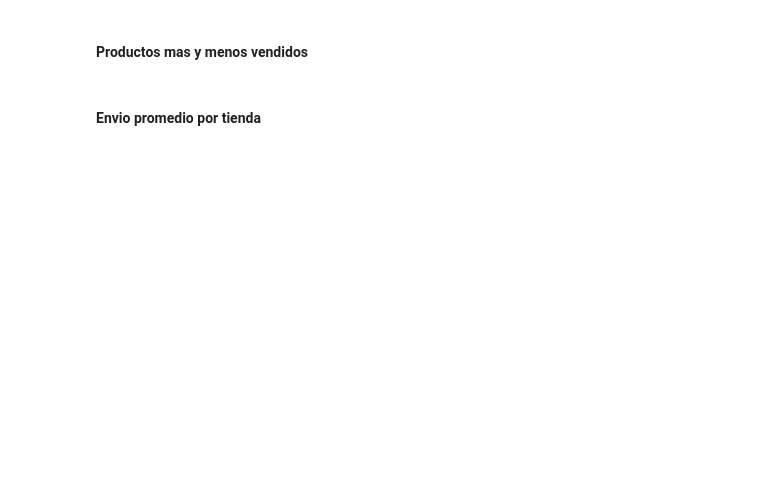
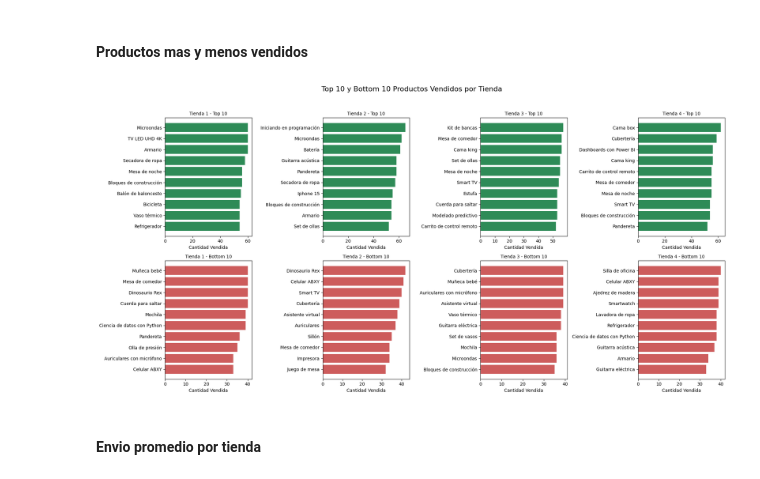
Before and after one commit to ojsilvera/AlluraG8_2025_Challenge_Alura_Store, a Jupyter notebook: AluraStoreLatam.ipynb, the cells around one changed output. Saved outputs shown, nothing was run; the diff lists cells and outputs as text; code cells hidden in the pictures; blank space fills up the shorter version.

```diff
--- a/AluraStoreLatam.ipynb
+++ b/AluraStoreLatam.ipynb
@@ -450,4 +480,38 @@ plt.show()
 # %% [markdown]
 #### Productos mas y menos vendidos
+# %%
+# analisis de los productos mas y menos vendidos por tienda
+import matplotlib.pyplot as plt
+
+# Lista de tiendas
+tiendas = ['Tienda 1', 'Tienda 2', 'Tienda 3', 'Tienda 4']
+
+# Crear figura y ejes
+fig, axs = plt.subplots(2, 4, figsize=(20, 10))
+fig.suptitle('Top 10 y Bottom 10 Productos Vendidos por Tienda', fontsize=16)
+
+# Recorrer cada tienda
+for i, tienda in enumerate(tiendas):
+    # Filtro de datos para cada tienda
+    top = top10_productos[top10_productos['Tienda'] == tienda]
+    bottom = topNmenos10_productos[topNmenos10_productos['Tienda'] == tienda]
+
+    # --- TOP 10 ---
+    axs[0, i].barh(top['Producto'], top['Cantidad Vendida'], color='seagreen')
+    axs[0, i].set_title(f'{tienda} - Top 10', fontsize=10)
+    axs[0, i].invert_yaxis()  # Para mostrar el más vendido arriba
+    axs[0, i].set_xlabel('Cantidad Vendida')
+
+    # --- BOTTOM 10 ---
+    axs[1, i].barh(bottom['Producto'], bottom['Cantidad Vendida'], color='indianred')
+    axs[1, i].set_title(f'{tienda} - Bottom 10', fontsize=10)
+    axs[1, i].invert_yaxis()
+    axs[1, i].set_xlabel('Cantidad Vendida')
+
+# Ajustar diseño
+plt.tight_layout(rect=[0, 0, 1, 0.95])
+plt.show()
+# %% [output]
+[figure, added]
 # %% [markdown]
 #### Envio promedio por tienda
```
Also changed, not shown: parts of 3 cells of this notebook.
